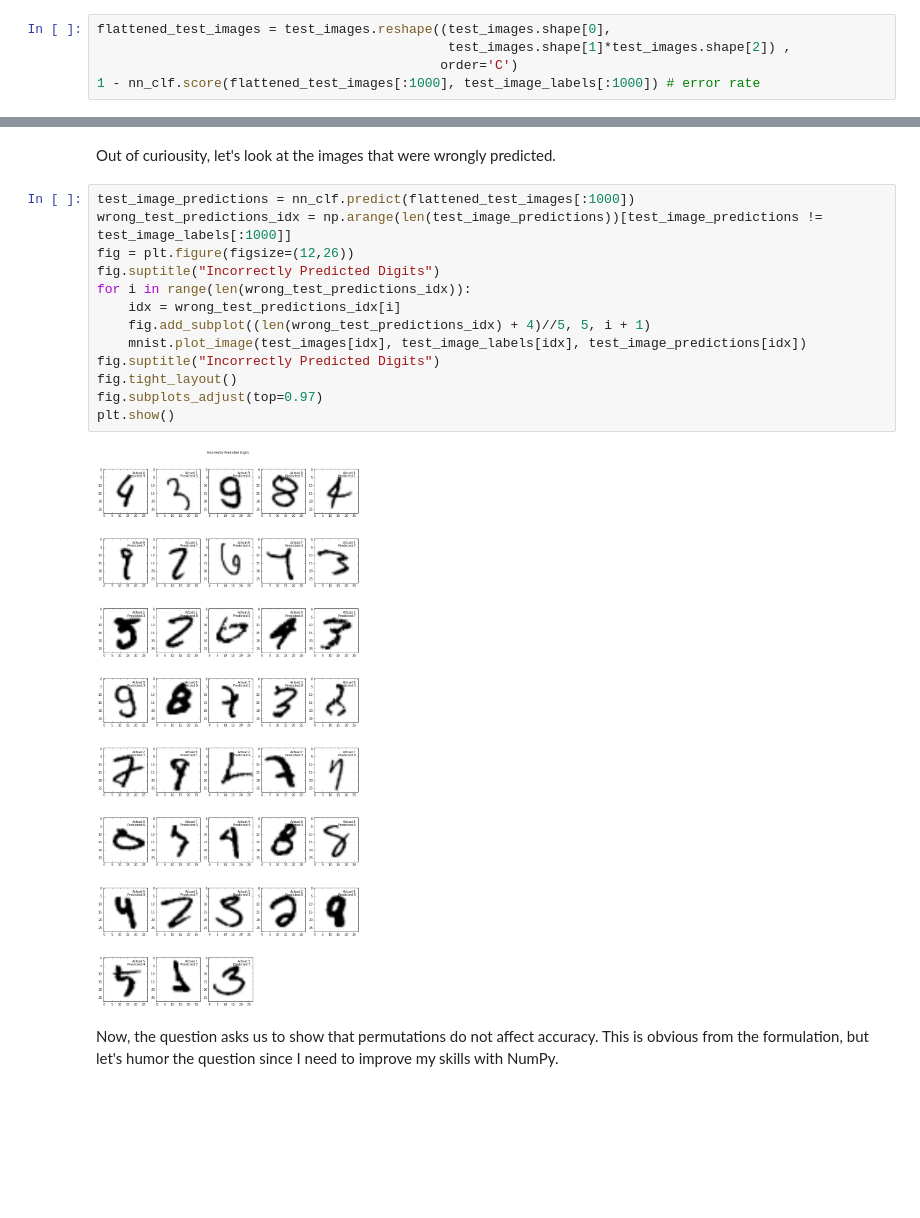
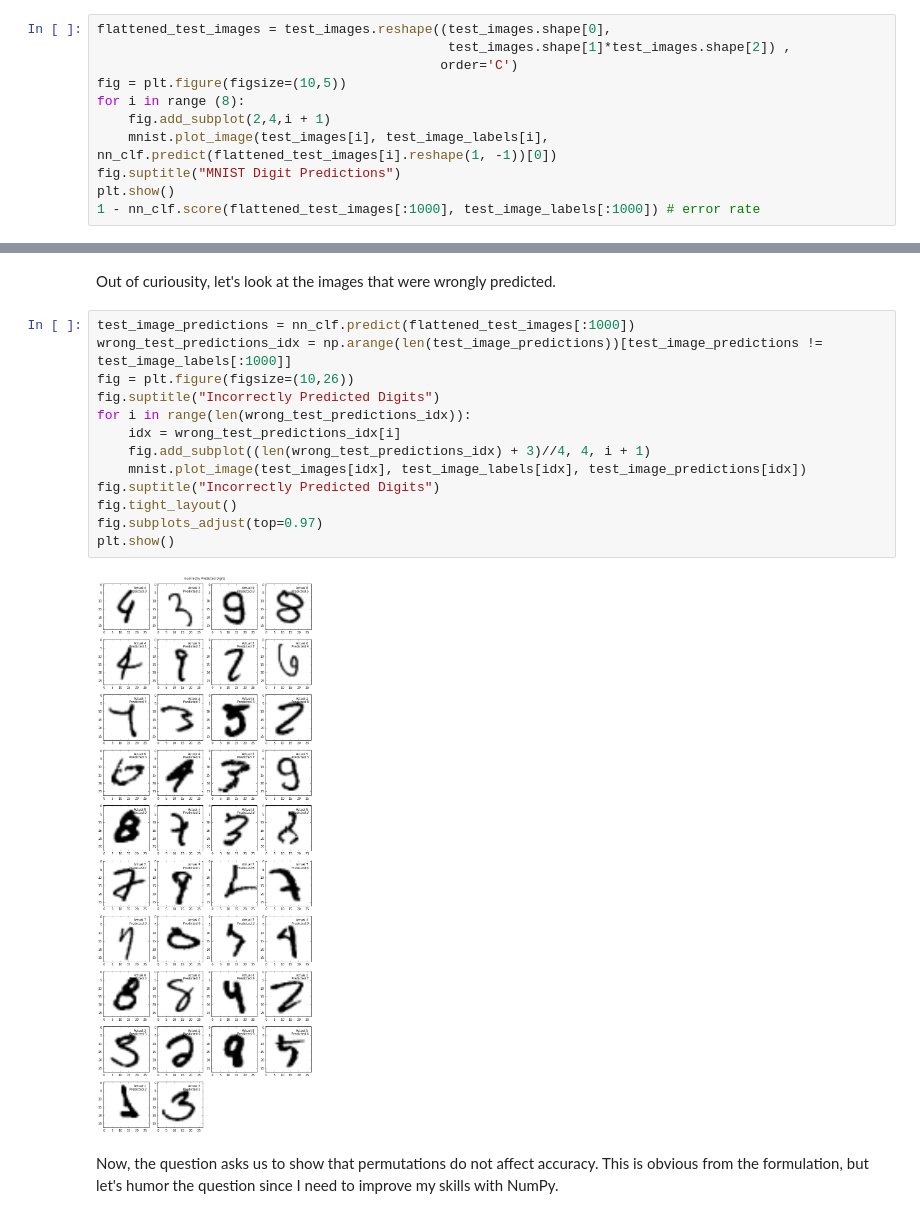
Before and after one commit to ppham27/MLaPP-solutions, a Jupyter notebook: chap01/1.ipynb, the cells around one changed output, grey strips where cells are left out. Saved outputs shown, nothing was run; the diff lists cells and outputs as text; blank space fills up the shorter version.

```diff
--- a/chap01/1.ipynb
+++ b/chap01/1.ipynb
@@ -46,5 +46,11 @@ Let's test it out on the test data now.
 flattened_test_images = test_images.reshape((test_images.shape[0],
                                              test_images.shape[1]*test_images.shape[2]) ,
                                             order='C')
+fig = plt.figure(figsize=(10,5))
+for i in range (8):
+    fig.add_subplot(2,4,i + 1)
+    mnist.plot_image(test_images[i], test_image_labels[i], nn_clf.predict(flattened_test_images[i].reshape(1, -1))[0])
+fig.suptitle("MNIST Digit Predictions")
+plt.show()
 1 - nn_clf.score(flattened_test_images[:1000], test_image_labels[:1000]) # error rate
 # %% [output]
@@ -54,18 +61,18 @@ Out of curiousity, let's look at the images that were wrongly predicted.
 # %%
 test_image_predictions = nn_clf.predict(flattened_test_images[:1000])
 wrong_test_predictions_idx = np.arange(len(test_image_predictions))[test_image_predictions != test_image_labels[:1000]]
-fig = plt.figure(figsize=(12,26))
+fig = plt.figure(figsize=(10,26))
 fig.suptitle("Incorrectly Predicted Digits")
 for i in range(len(wrong_test_predictions_idx)):
     idx = wrong_test_predictions_idx[i]
-    fig.add_subplot((len(wrong_test_predictions_idx) + 4)//5, 5, i + 1)
+    fig.add_subplot((len(wrong_test_predictions_idx) + 3)//4, 4, i + 1)
     mnist.plot_image(test_images[idx], test_image_labels[idx], test_image_predictions[idx])
 fig.suptitle("Incorrectly Predicted Digits")
 fig.tight_layout()
 fig.subplots_adjust(top=0.97)
 plt.show()
 # %% [output]
-[figure, old version]
+[figure, new version]
 # %% [markdown]
 Now, the question asks us to show that permutations do not affect accuracy. This is obvious from the formulation, but let's humor the question since I need to improve my skills with NumPy.
 # %%
```
Also changed, not shown: parts of 3 cells of this notebook, 3 other files.
